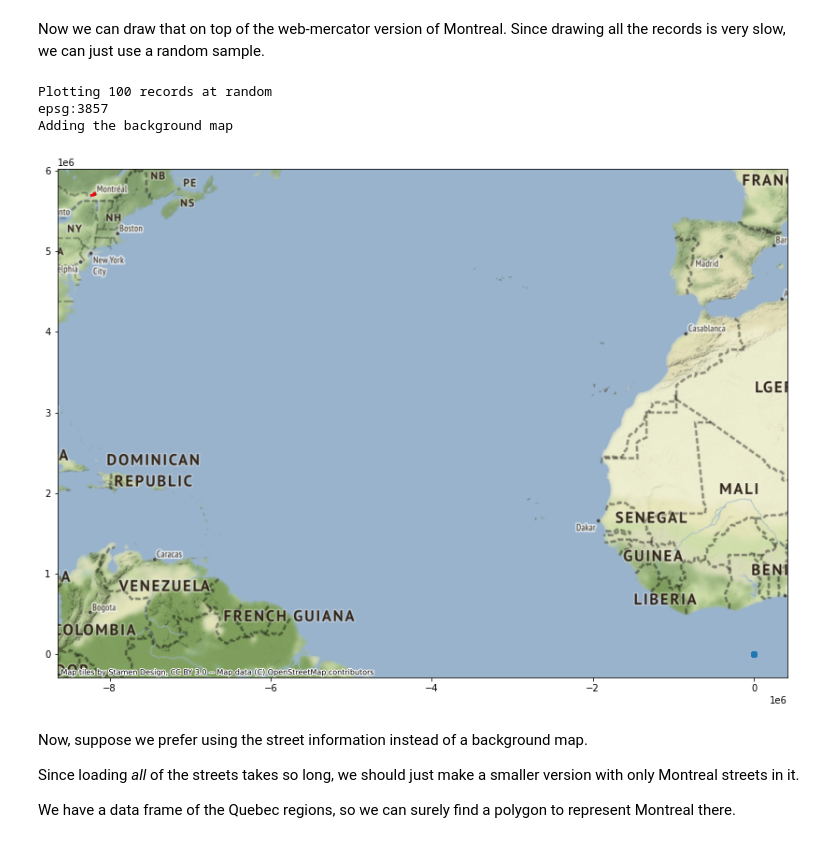
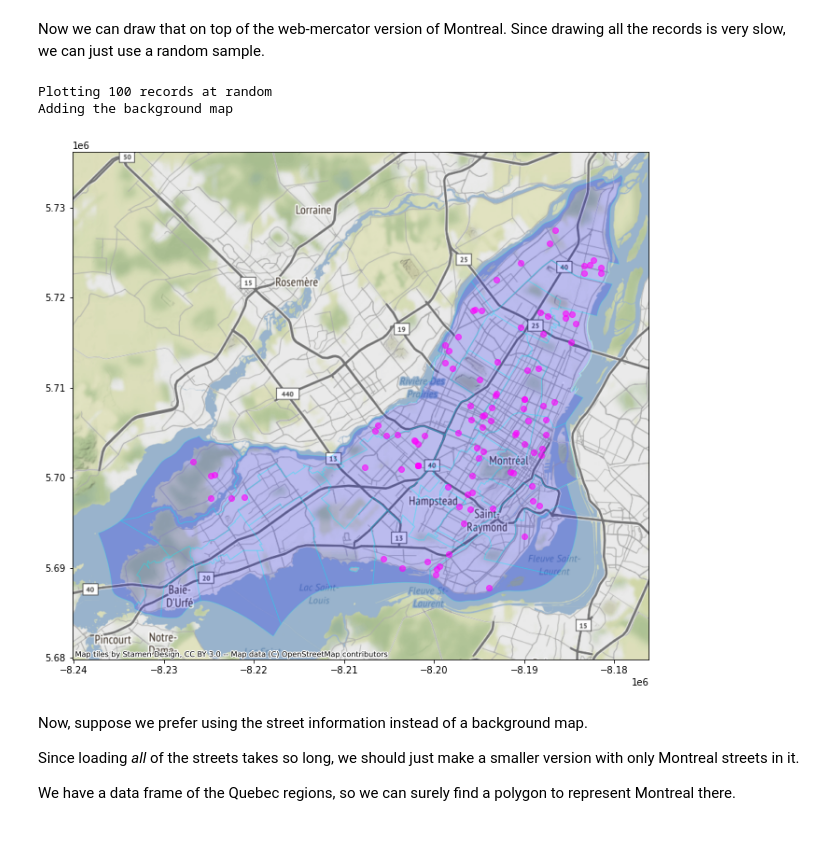
Before and after one commit to satuelisa/Requetes311, a Jupyter notebook: CaseStudy.ipynb, the cells around one changed output. Cells and saved outputs as stored; diff of their text form; code cells hidden in the pictures.

```diff
--- a/CaseStudy.ipynb
+++ b/CaseStudy.ipynb
@@ -291,8 +294,9 @@ And if we want the background map instead of the street data? We need a georefer
 # %%
 print('Building a geo-referenced data frame (this takes a little while)')
 v = gpd.GeoDataFrame(valid,
-                     geometry = gpd.points_from_xy(v.LOC_LONG, v.LOC_LAT))
-v.set_crs(webmercator) # ensure the same projection as the maps we use for background
+                     geometry = gpd.points_from_xy(valid.LOC_LONG, valid.LOC_LAT),
+                     crs = 4326) # start with longitude and latitude
+v = v.to_crs(webmercator) # to the same projection
 print('Done')
 # %% [output]
 Building a geo-referenced data frame (this takes a little while)
@@ -301,20 +305,17 @@ Done
 Now we can draw that on top of the web-mercator version of Montreal. Since drawing all the records is very slow, we can just use a random sample.
 # %%
 fig, ax = plt.subplots(1, 1)
-m.plot(edgecolor = 'red', color = 'pink', alpha = 0.7, ax = ax)
+m.plot(edgecolor = 'cyan', color = 'blue', alpha = 0.2, ax = ax)
 k = 100
 print(f'Plotting {k} records at random')
 some = v.sample(k)
-some.crs = webmercator
-print(some.crs)
-some.plot(ax = ax)
+some.plot(color = 'magenta', alpha = 0.6, ax = ax)
 print('Adding the background map')
 cx.add_basemap(ax)
 # %% [output]
 Plotting 100 records at random
-epsg:3857
 Adding the background map
-[figure, old version]
+[figure, new version]
 # %% [markdown]
 Now, suppose we prefer using the street information instead of a background map.
 
```
Also changed, not shown: parts of 16 cells of this notebook.
